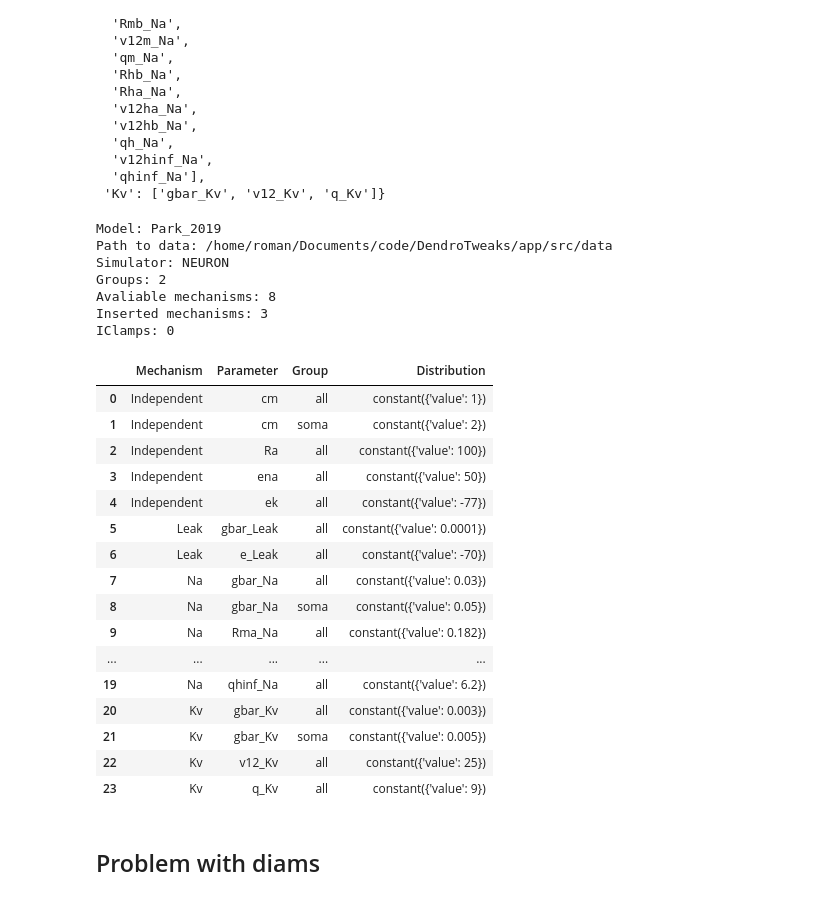
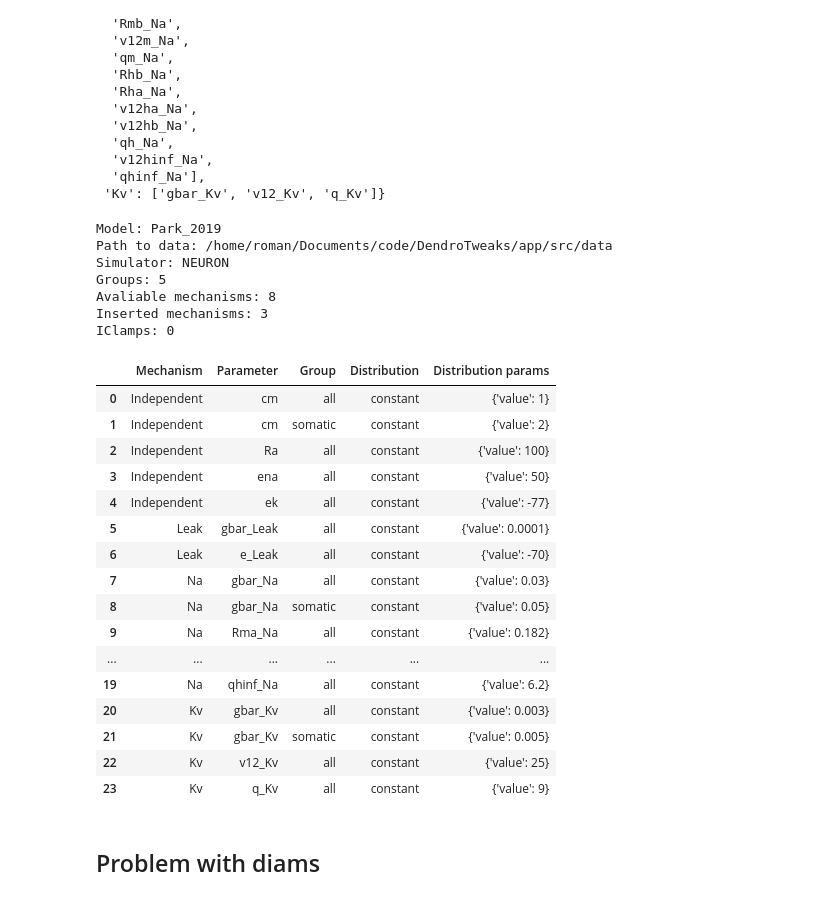
Before and after one commit to Poirazi-Lab/DendroTweaksApp, a Jupyter notebook: app/src/model_demo.ipynb, the cells around one changed output. Cells and saved outputs as stored; diff of their text form; code cells hidden in the pictures.

```diff
--- a/app/src/model_demo.ipynb
+++ b/app/src/model_demo.ipynb
@@ -47,7 +47,7 @@ import os
 cwd = os.getcwd()
 path_to_data = os.path.join(cwd, 'data')
 # %%
-model = dd.Model(name='CA1_old',
+model = dd.Model(name='Park_2019',
                  path_to_data=path_to_data)
 # %%
 model.name
@@ -108,3 +120,3 @@ model.path_manager.get_path('swc')
 # %%
-model.from_swc(file_name)
+model.load_morphology(file_name)
 # %% [output]
@@ -525,14 +517,14 @@ model.set_param(param_name='gbar_Na',
                 group_name='all',
                 distr_type = 'constant', value=0.03)
 model.set_param(param_name='gbar_Na',
-                group_name='soma',
+                group_name='somatic',
                 distr_type = 'constant', value=0.05)
 # %%
 model.set_param(param_name='gbar_Kv',
                 group_name='all',
                 distr_type = 'constant', value=0.003)
 model.set_param(param_name='gbar_Kv',
-                group_name='soma',
+                group_name='somatic',
                 distr_type = 'constant', value=0.005)
 # %%
 model.mechs_to_params
@@ -558,30 +550,30 @@ model.info()
 Model: Park_2019
 Path to data: /home/roman/Documents/code/DendroTweaks/app/src/data
 Simulator: NEURON
-Groups: 2
+Groups: 5
 Avaliable mechanisms: 8
 Inserted mechanisms: 3
 IClamps: 0
 # %%
-model.params_to_dataframe()
+model.df_params
 # %% [output]
-|  | Mechanism | Parameter | Group | Distribution |
-| 0 | Independent | cm | all | constant({'value': 1}) |
-| 1 | Independent | cm | soma | constant({'value': 2}) |
-| 2 | Independent | Ra | all | constant({'value': 100}) |
-| 3 | Independent | ena | all | constant({'value': 50}) |
-| 4 | Independent | ek | all | constant({'value': -77}) |
-| 5 | Leak | gbar_Leak | all | constant({'value': 0.0001}) |
-| 6 | Leak | e_Leak | all | constant({'value': -70}) |
-| 7 | Na | gbar_Na | all | constant({'value': 0.03}) |
-| 8 | Na | gbar_Na | soma | constant({'value': 0.05}) |
-| 9 | Na | Rma_Na | all | constant({'value': 0.182}) |
-| ... | ... | ... | ... | ... |
-| 19 | Na | qhinf_Na | all | constant({'value': 6.2}) |
-| 20 | Kv | gbar_Kv | all | constant({'value': 0.003}) |
-| 21 | Kv | gbar_Kv | soma | constant({'value': 0.005}) |
-| 22 | Kv | v12_Kv | all | constant({'value': 25}) |
-| 23 | Kv | q_Kv | all | constant({'value': 9}) |
+|  | Mechanism | Parameter | Group | Distribution | Distribution params |
+| 0 | Independent | cm | all | constant | {'value': 1} |
+| 1 | Independent | cm | somatic | constant | {'value': 2} |
+| 2 | Independent | Ra | all | constant | {'value': 100} |
+| 3 | Independent | ena | all | constant | {'value': 50} |
+| 4 | Independent | ek | all | constant | {'value': -77} |
+| 5 | Leak | gbar_Leak | all | constant | {'value': 0.0001} |
+| 6 | Leak | e_Leak | all | constant | {'value': -70} |
+| 7 | Na | gbar_Na | all | constant | {'value': 0.03} |
+| 8 | Na | gbar_Na | somatic | constant | {'value': 0.05} |
+| 9 | Na | Rma_Na | all | constant | {'value': 0.182} |
+| ... | ... | ... | ... | ... | ... |
+| 19 | Na | qhinf_Na | all | constant | {'value': 6.2} |
+| 20 | Kv | gbar_Kv | all | constant | {'value': 0.003} |
+| 21 | Kv | gbar_Kv | somatic | constant | {'value': 0.005} |
+| 22 | Kv | v12_Kv | all | constant | {'value': 25} |
+| 23 | Kv | q_Kv | all | constant | {'value': 9} |
 # %%
 # model.add_group('axon', lambda sec: sec.domain == 'axon')
 # %% [markdown]
```
Also changed, not shown: parts of 53 cells of this notebook, 20 other files.
